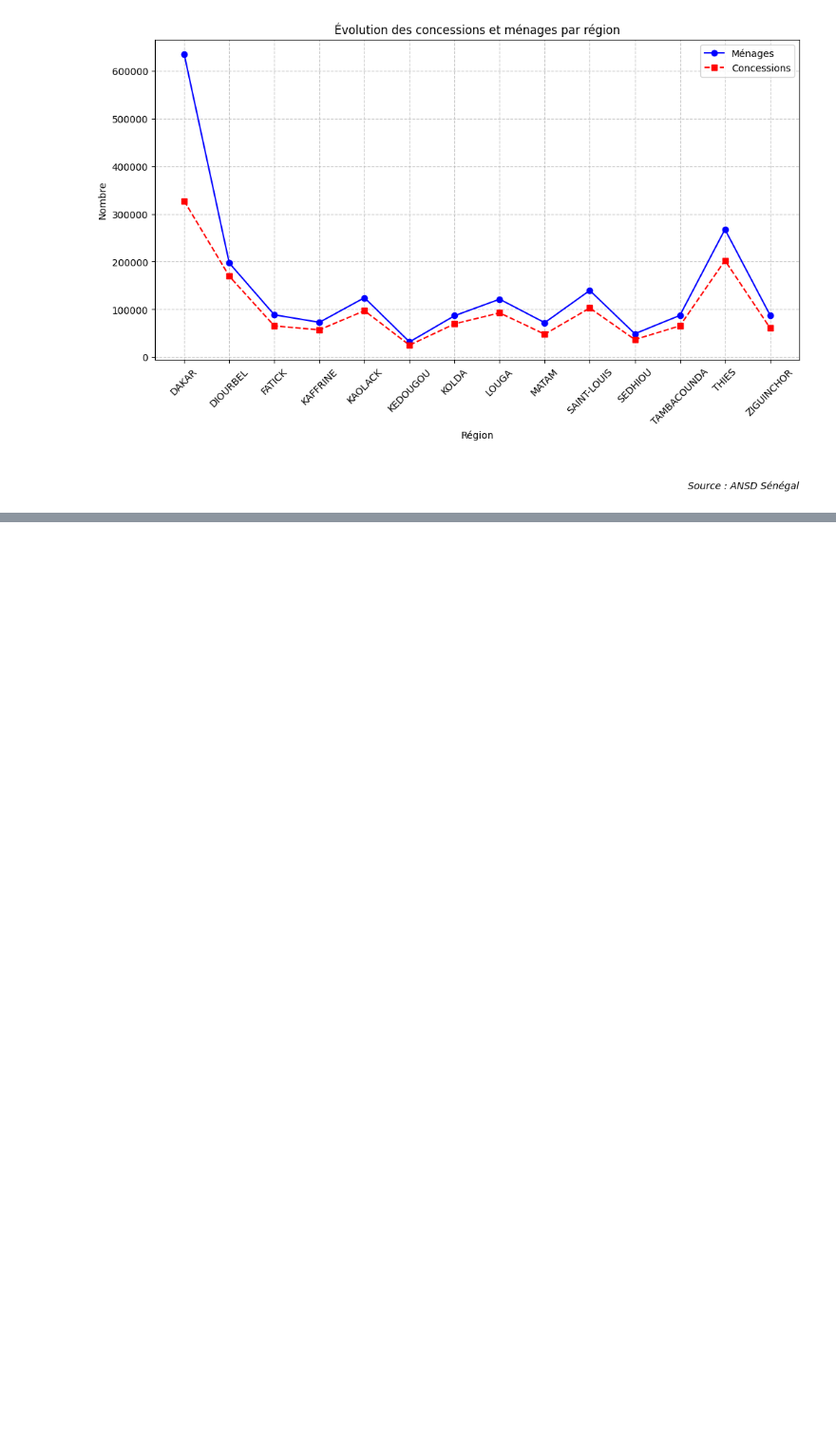
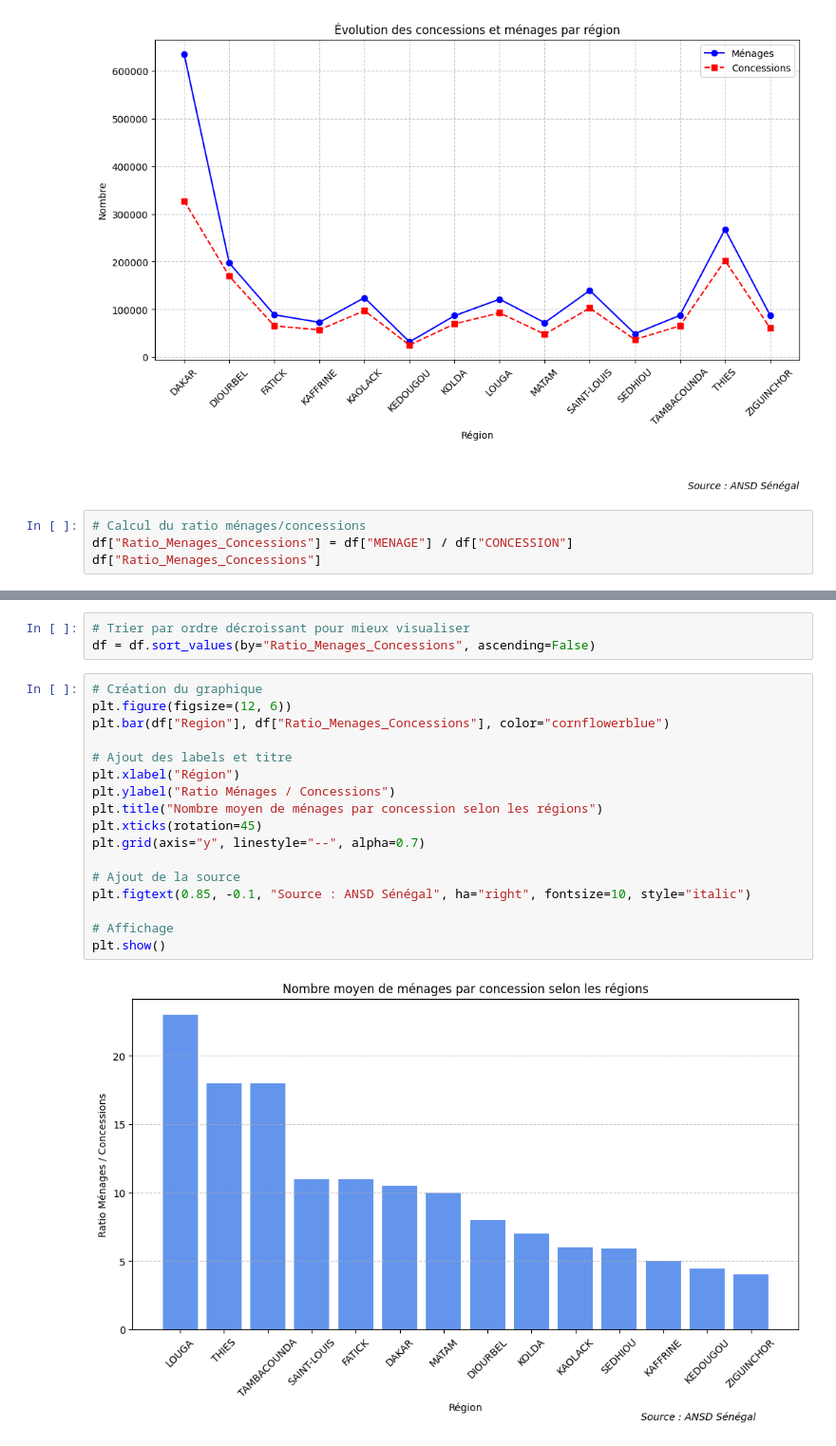
Before and after one commit to DJIMBA-THIAM/Analyse-Modelisation-Demongraphie-senegalaise, a Jupyter notebook: notebooks/exploration.ipynb, the cells around one changed output, grey strips where cells are left out. Shown at 95% size. Drawn from its saved outputs; the diff is of its cells as text; blank space fills up the shorter version.

Commit message:
Ajout graphique nombre de menages par concession

```diff
--- a/notebooks/exploration.ipynb
+++ b/notebooks/exploration.ipynb
@@ -299,3 +299,7 @@ plt.figtext(0.9, -0.2, "Source : ANSD Sénégal", ha="right", fontsize=10, style
 plt.show()
 # %% [output]
 [figure]
+# %%
+# Calcul du ratio ménages/concessions
+df["Ratio_Menages_Concessions"] = df["MENAGE"] / df["CONCESSION"]
+df["Ratio_Menages_Concessions"]
@@ -301,0 +319,22 @@ plt.show()
+# %%
+# Trier par ordre décroissant pour mieux visualiser
+df = df.sort_values(by="Ratio_Menages_Concessions", ascending=False)
+# %%
+# Création du graphique
+plt.figure(figsize=(12, 6))
+plt.bar(df["Region"], df["Ratio_Menages_Concessions"], color="cornflowerblue")
+
+# Ajout des labels et titre
+plt.xlabel("Région")
+plt.ylabel("Ratio Ménages / Concessions")
+plt.title("Nombre moyen de ménages par concession selon les régions")
+plt.xticks(rotation=45)
+plt.grid(axis="y", linestyle="--", alpha=0.7)
+
+# Ajout de la source
+plt.figtext(0.85, -0.1, "Source : ANSD Sénégal", ha="right", fontsize=10, style="italic")
+
+# Affichage
+plt.show()
+# %% [output]
+[figure, added]
```
Also changed, not shown: parts of 1 cell of this notebook.
